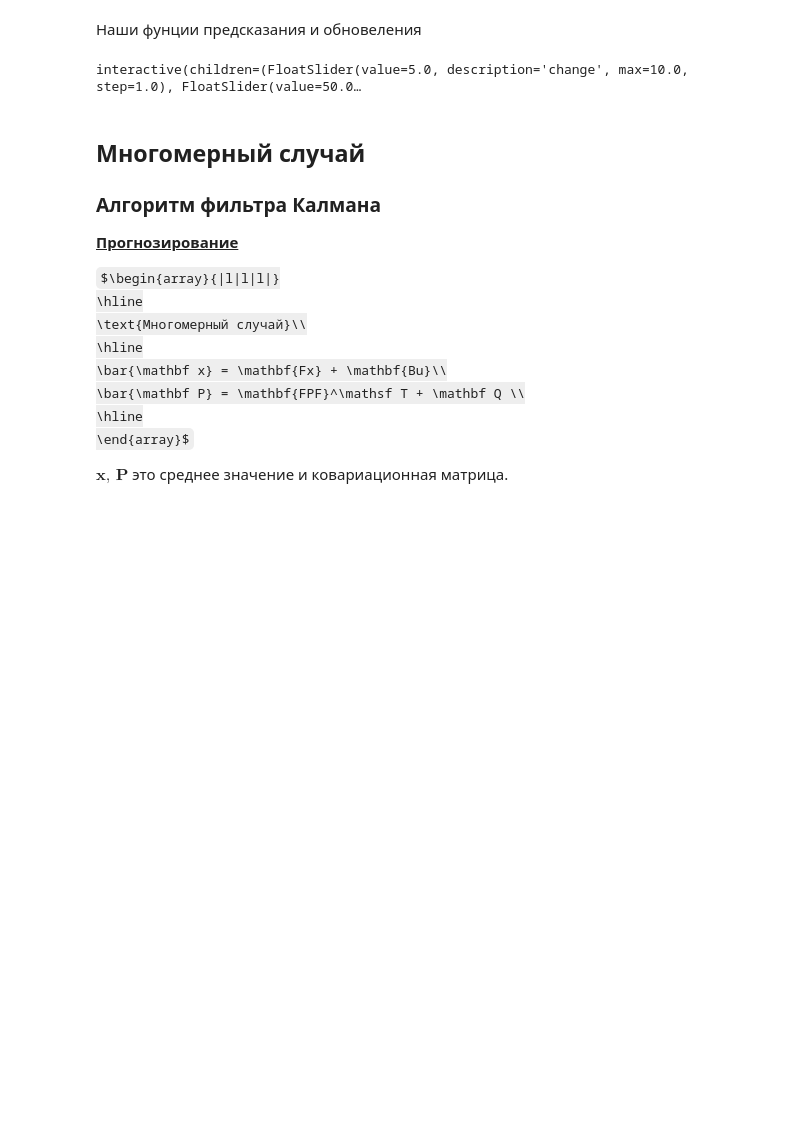
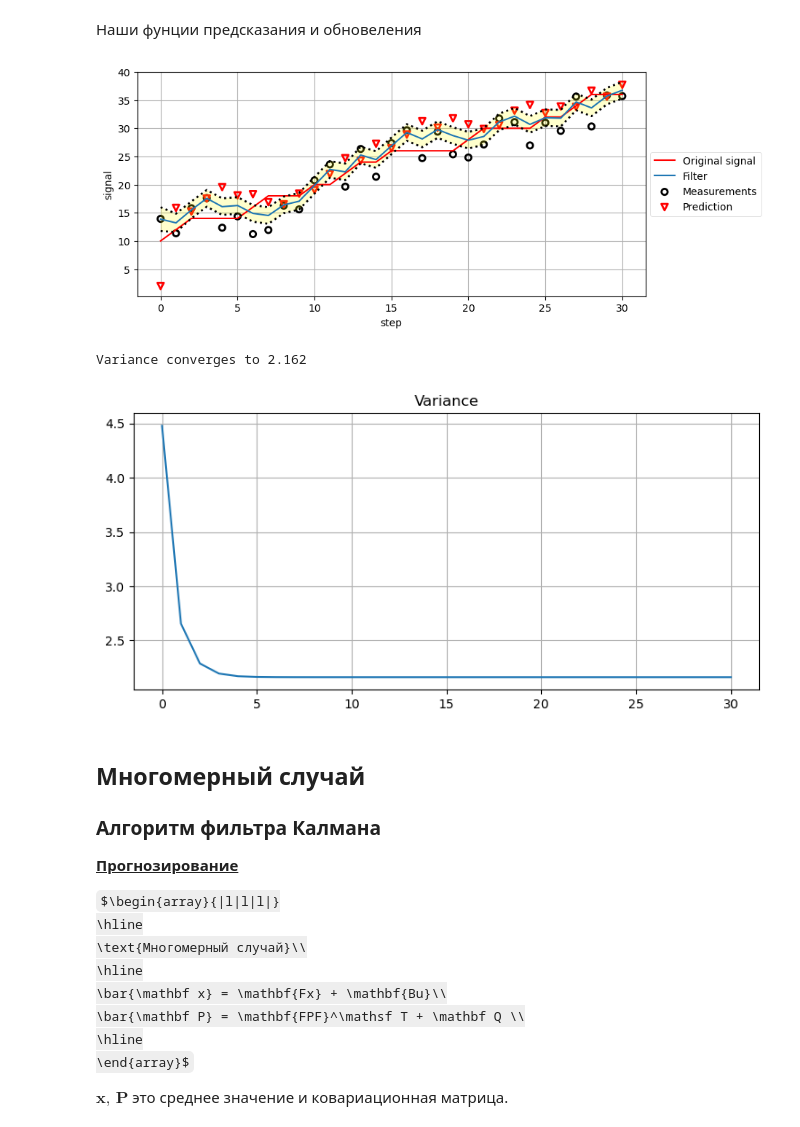
Before and after one commit to dart9905/coursework, a Jupyter notebook: Калман/Kalman.ipynb, the cells around one changed output. Saved outputs shown, nothing was run; the diff lists cells and outputs as text; code cells hidden in the pictures; some formulas as TeX source; blank space fills up the shorter version.

```diff
--- a/Калман/Kalman.ipynb
+++ b/Калман/Kalman.ipynb
@@ -198,15 +198,29 @@ def model(change, sensor_var, process_var, initial, N, k):
     plt.title('Variance')
     print('Variance converges to {:.3f}'.format(ps[-1]))
 # %%
-interact(model,
-         change = (0., 10., 1), #step of the model
-         sensor_var = (0., 100., 1), #noise
-         process_var = (0., 10., 1), #device error
-         initial = (0., 20., 2),  #initial coordinate of the model
-         N = (0, 40, 5),
-         k = (0,1,1));  #random speed sign (if k==0 then speed_>0(onle))
+#interact(model,
+#         change = (0., 10., 1), #step of the model
+#         sensor_var = (0., 100., 1), #noise
+#         process_var = (0., 10., 1), #device error
+#         initial = (0., 20., 2),  #initial coordinate of the model
+#         N = (0, 40, 5),
+#         k = (0,1,1));  #random speed sign (if k==0 then speed_>0(onle))
+
+change = 2.0 #step of the model
+sensor_var = 4.5 #noise
+process_var = 2 #device error
+initial = 10  #initial coordinate of the model
+N = 30
+k = 0  #random speed sign {if k==0 then speed_>=0 (onle)}  {if k==1 then speed_>=0 || speed_<0 (onle)}
+
+
+
+
+model(change, sensor_var, process_var, initial, N, k)
 # %% [output]
+[figure, added]
-interactive(children=(FloatSlider(value=5.0, description='change', max=10.0, step=1.0), FloatSlider(value=50.0…
+Variance converges to 2.162
+[figure, added]
 # %% [markdown]
 ## Многомерный случай
 
```
Also changed, not shown: 1 other file.
